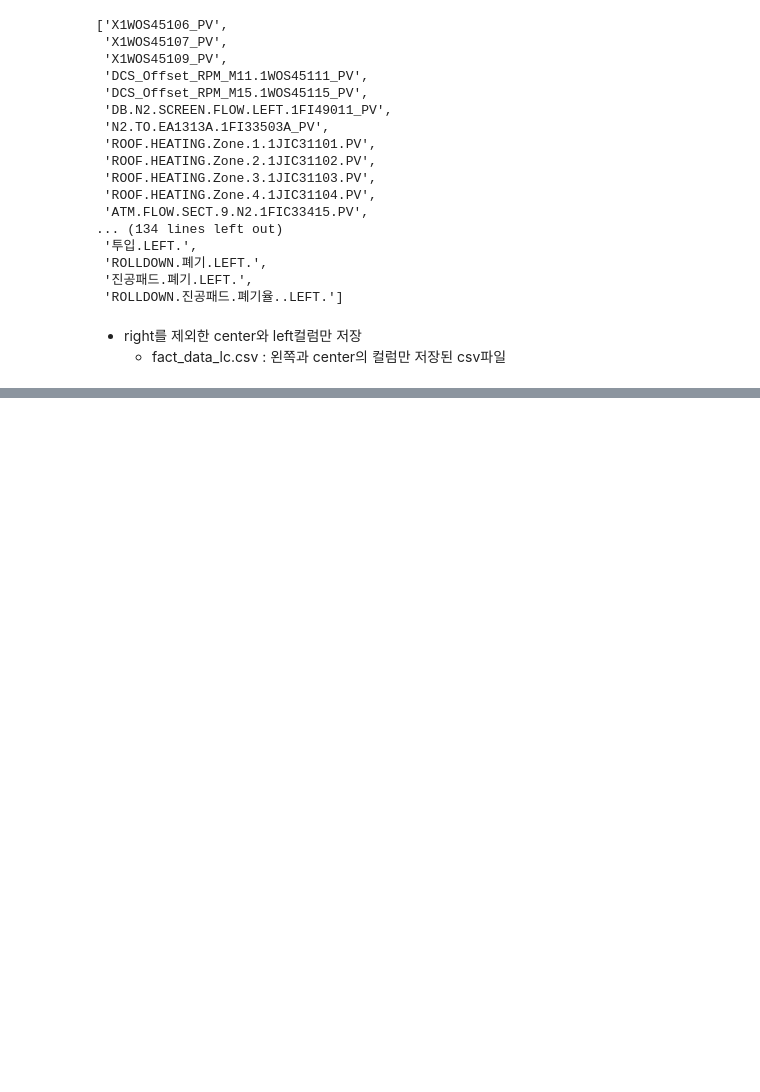
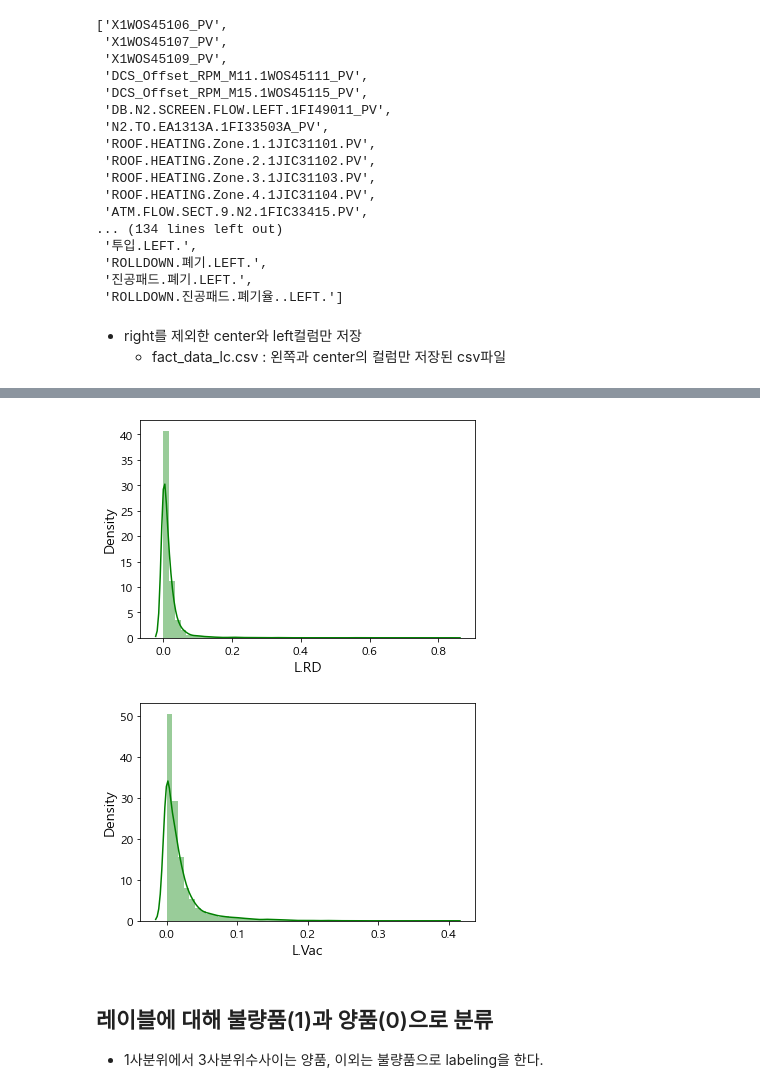
Before and after one commit to 2SEHI/DisplaySensor-Anomaly-Analysis, a Jupyter notebook: 3_Display_Sensor_Anomaly_Analysis.ipynb, the cells around one changed output, grey strips where cells are left out. Drawn from its saved outputs; the diff is of its cells as text; code cells hidden in the pictures; blank space fills up the shorter version.

```diff
--- a/3_Display_Sensor_Anomaly_Analysis.ipynb
+++ b/3_Display_Sensor_Anomaly_Analysis.ipynb
@@ -109,0 +193,10 @@ sns.heatmap(corr, cmap='Blues')
+# %%
+for i in range(len(label_df.columns)) :
+    sns.distplot(label_df.iloc[:, i], color="green", label=label_df.columns[i])
+    plt.show()
+# %% [output]
+[figure, added]
+[figure, added]
+# %% [markdown]
+## 레이블에 대해 불량품(1)과 양품(0)으로 분류
+- 1사분위에서 3사분위수사이는 양품, 이외는 불량품으로 labeling을 한다.
```
Also changed, not shown: parts of 39 cells of this notebook.
